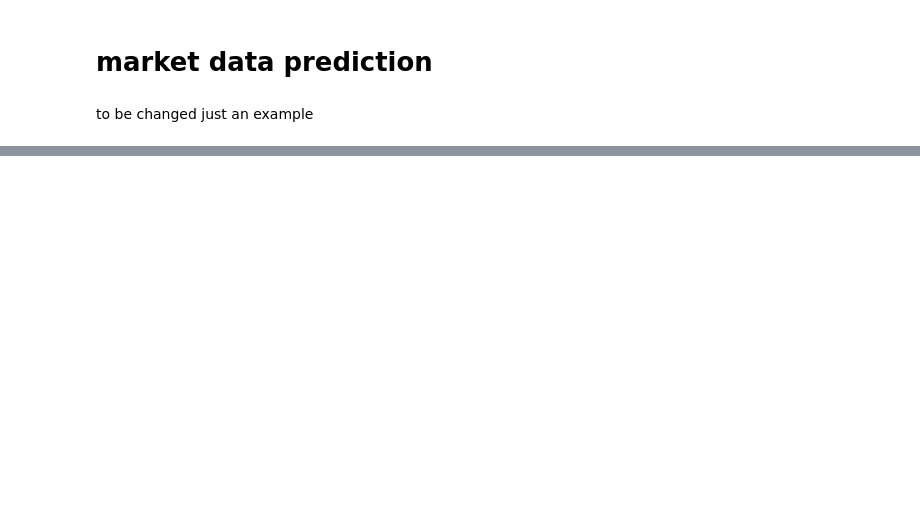
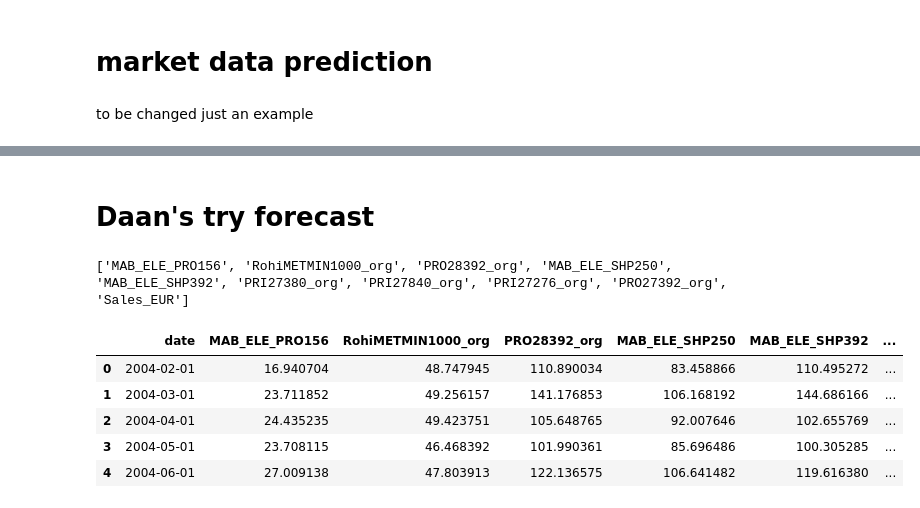
Before and after one commit to philippedut/BC_DA_Siemens, a Jupyter notebook: Notebooks/Market_data_prediction.ipynb, the cells around one changed output, grey strips where cells are left out. Drawn from its saved outputs; the diff is of its cells as text; code cells hidden in the pictures; blank space fills up the shorter version.

```diff
--- a/Notebooks/Market_data_prediction.ipynb
+++ b/Notebooks/Market_data_prediction.ipynb
@@ -400,3 +402,5 @@ def append_forecasts_to_market_df(market_df, forecasts, date_column='date'):
 # %%
 extended_df = append_forecasts_to_market_df(df_market, forcast, date_column='date')
 extended_df.tail(15)
+# %% [markdown]
+# Daan's try forecast
@@ -402,0 +411,16 @@ extended_df.tail(15)
+# %%
+print(final_features)
+final_features.remove('Sales_EUR')  # modifies final_features in place
+daan_final_features = final_features  # re-use the same list
+# %% [output]
+['MAB_ELE_PRO156', 'RohiMETMIN1000_org', 'PRO28392_org', 'MAB_ELE_SHP250', 'MAB_ELE_SHP392', 'PRI27380_org', 'PRI27840_org', 'PRI27276_org', 'PRO27392_org', 'Sales_EUR']
+# %%
+simple_forecast = df_market[["date"] + daan_final_features]
+simple_forecast.head()
+# %% [output]
+|  | date | MAB_ELE_PRO156 | RohiMETMIN1000_org | PRO28392_org | MAB_ELE_SHP250 | MAB_ELE_SHP392 | ... |
+| 0 | 2004-02-01 | 16.940704 | 48.747945 | 110.890034 | 83.458866 | 110.495272 | ... |
+| 1 | 2004-03-01 | 23.711852 | 49.256157 | 141.176853 | 106.168192 | 144.686166 | ... |
+| 2 | 2004-04-01 | 24.435235 | 49.423751 | 105.648765 | 92.007646 | 102.655769 | ... |
+| 3 | 2004-05-01 | 23.708115 | 46.468392 | 101.990361 | 85.696486 | 100.305285 | ... |
+| 4 | 2004-06-01 | 27.009138 | 47.803913 | 122.136575 | 106.641482 | 119.616380 | ... |
```
Also changed, not shown: parts of 13 cells of this notebook, 2 other files.
